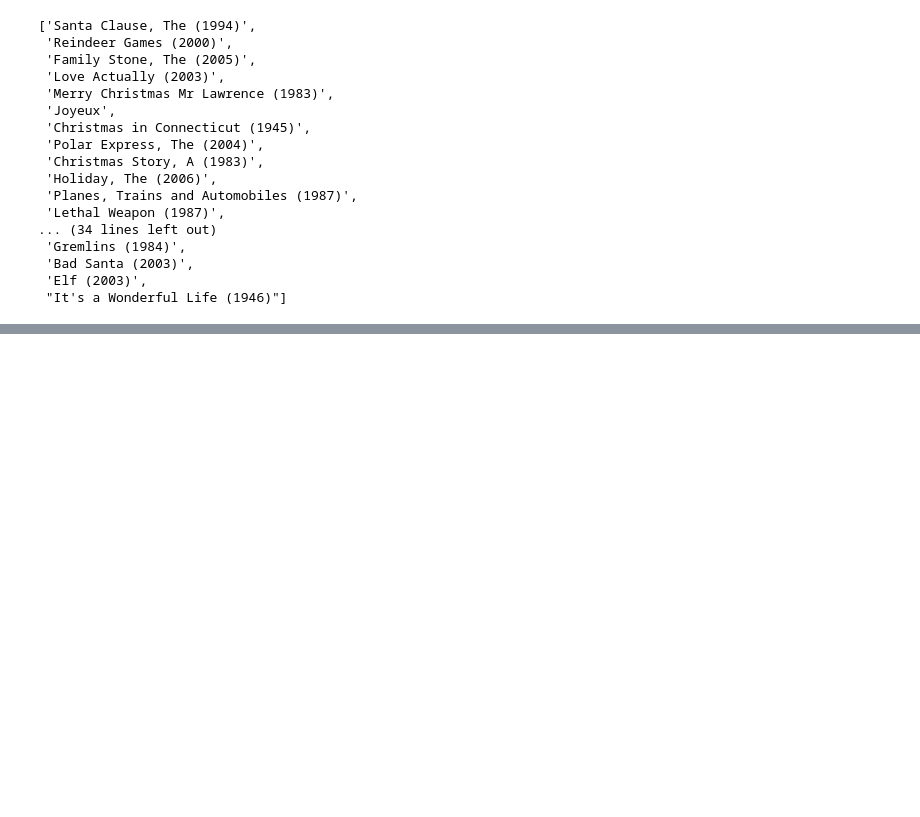
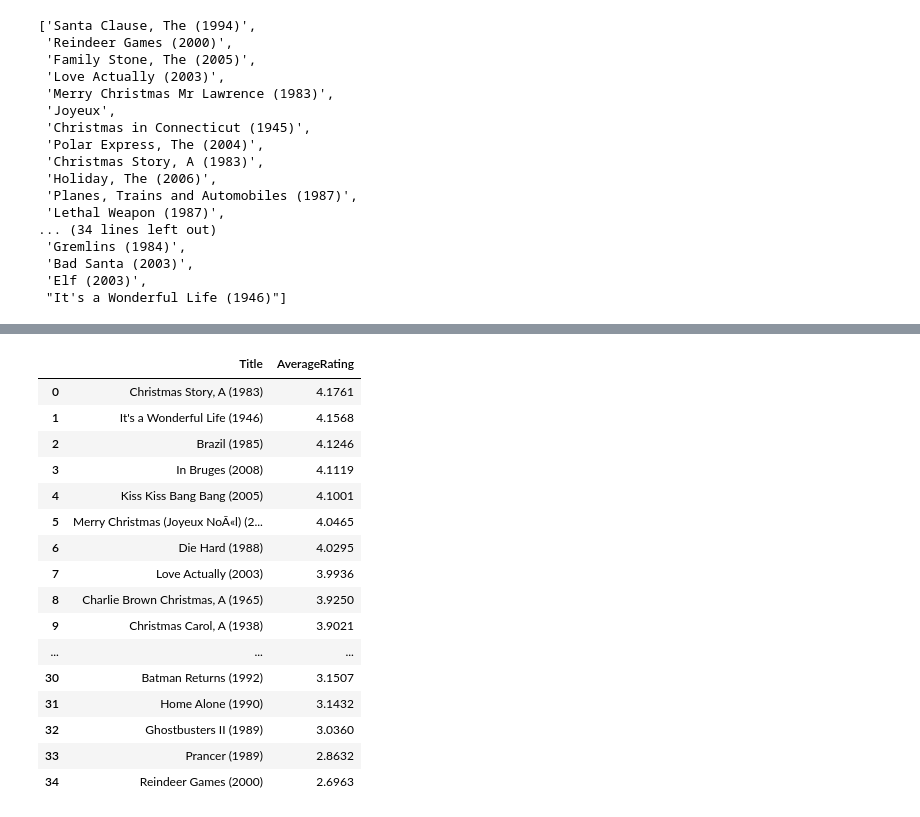
Before and after one commit to t-redactyl/MovieLens-analysis, a Jupyter notebook: Christmas movies scrapping.ipynb, the cells around one changed output, grey strips where cells are left out. Drawn from its saved outputs; the diff is of its cells as text; code cells hidden in the pictures; blank space fills up the shorter version.

```diff
--- a/Christmas movies scrapping.ipynb
+++ b/Christmas movies scrapping.ipynb
@@ -122,0 +168,44 @@ Movie 3988 is called How the Grinch Stole Christmas (a.k.a. The Grinch) (2000) a
+# %%
+# Average ratings for Christmas movies
+
+query = ("""\
+SELECT *
+FROM (
+   SELECT movies.title AS "Title", AVG(ratingsdata.rating) AS avgr
+   FROM movies
+   INNER JOIN ratingsdata
+   ON movies.itemid = ratingsdata.itemid
+   WHERE movies.itemid IN (
+      SELECT christmasids.itemid
+      FROM movies
+      INNER JOIN christmasids
+         ON movies.itemid = christmasids.itemid)
+   GROUP BY movies.title
+) AS christmasratings
+ORDER BY avgr DESC;
+""")
+
+cursor = cnx.cursor()
+cursor.execute(query)
+df = DataFrame(cursor.fetchall(),
+               columns = ['Title', 'AverageRating'])
+# %%
+df
+# %% [output]
+|  | Title | AverageRating |
+| 0 | Christmas Story, A (1983) | 4.1761 |
+| 1 | It's a Wonderful Life (1946) | 4.1568 |
+| 2 | Brazil (1985) | 4.1246 |
+| 3 | In Bruges (2008) | 4.1119 |
+| 4 | Kiss Kiss Bang Bang (2005) | 4.1001 |
+| 5 | Merry Christmas (Joyeux NoÃ«l) (2... | 4.0465 |
+| 6 | Die Hard (1988) | 4.0295 |
+| 7 | Love Actually (2003) | 3.9936 |
+| 8 | Charlie Brown Christmas, A (1965) | 3.9250 |
+| 9 | Christmas Carol, A (1938) | 3.9021 |
+| ... | ... | ... |
+| 30 | Batman Returns (1992) | 3.1507 |
+| 31 | Home Alone (1990) | 3.1432 |
+| 32 | Ghostbusters II (1989) | 3.0360 |
+| 33 | Prancer (1989) | 2.8632 |
+| 34 | Reindeer Games (2000) | 2.6963 |
```
Also changed, not shown: parts of 21 cells of this notebook, 2 other files.
